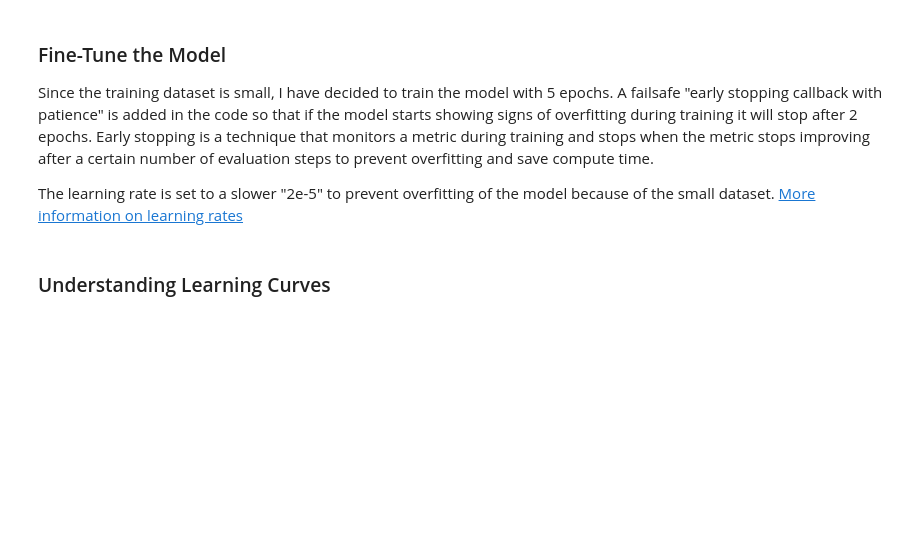
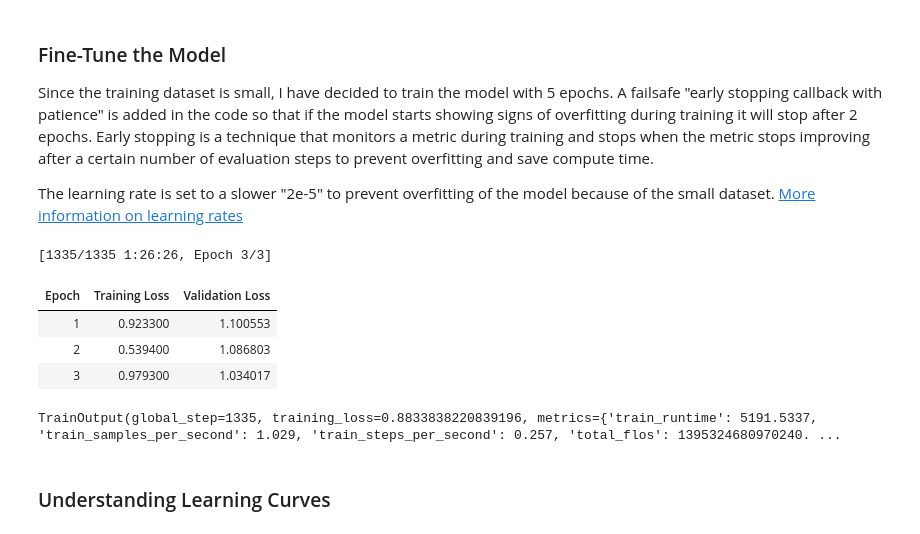
Before and after one commit to JoT8ng/zoning-extraction-pipelines, a Jupyter notebook: finetuning_pipeline/finetuning_qa_experiment2.ipynb, the cells around one changed output. Cells and saved outputs as stored; diff of their text form; code cells hidden in the pictures; blank space fills up the shorter version.

Commit message:
finetune roberta qa 500 samples lr8e6 freeze 6

```diff
--- a/finetuning_pipeline/finetuning_qa_experiment2.ipynb
+++ b/finetuning_pipeline/finetuning_qa_experiment2.ipynb
@@ -195,37 +213,48 @@ The learning rate is set to a slower "2e-5" to prevent overfitting of the model
 # %%
 # Load model
 model = RobertaForQuestionAnswering.from_pretrained("deepset/roberta-base-squad2")
+
+# Freeze lower layers of the model
+for param in model.roberta.encoder.layer[:8].parameters():
+    param.requires_grad = False
 
 # Training arguments
 training_args = TrainingArguments(
     output_dir = "./roberta-qa",
     eval_strategy = "epoch",
-    learning_rate = 1e-5,
+    learning_rate = 8e-6,
     per_device_train_batch_size = 4,
     per_device_eval_batch_size = 4,
     num_train_epochs = 3,
-    weight_decay = 0.01,
+    weight_decay = 0.05,
     load_best_model_at_end = True,
     metric_for_best_model = "eval_loss",
     greater_is_better = False,
     logging_dir = "./logs",
     logging_steps = 10,
     save_strategy = "epoch",
     dataloader_pin_memory=False
 )
 
 # Trainer
 trainer = Trainer(
     model = model,
     args = training_args,
     train_dataset = tokenized_datasets["train"],
     eval_dataset = tokenized_datasets["validation"],
     processing_class = tokenizer,
     callbacks=[EarlyStoppingCallback(early_stopping_patience = 2)]
 )
 
 # Train
 trainer.train()
+# %% [output]
+[1335/1335 1:26:26, Epoch 3/3]
+| Epoch | Training Loss | Validation Loss |
+| 1 | 0.923300 | 1.100553 |
+| 2 | 0.539400 | 1.086803 |
+| 3 | 0.979300 | 1.034017 |
+TrainOutput(global_step=1335, training_loss=0.8833838220839196, metrics={'train_runtime': 5191.5337, 'train_samples_per_second': 1.029, 'train_steps_per_second': 0.257, 'total_flos': 1395324680970240. ...
 # %% [markdown]
 ### Understanding Learning Curves
 # %%
```
Also changed, not shown: parts of 2 cells of this notebook.
